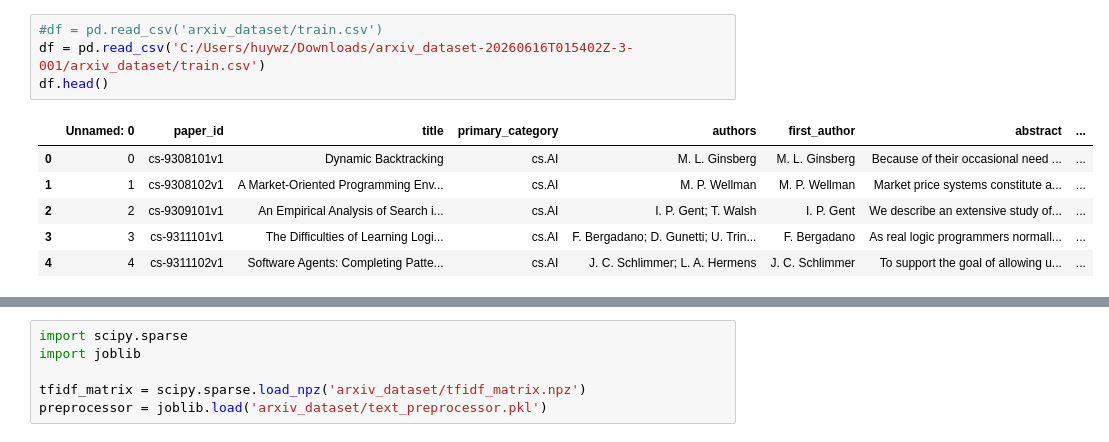
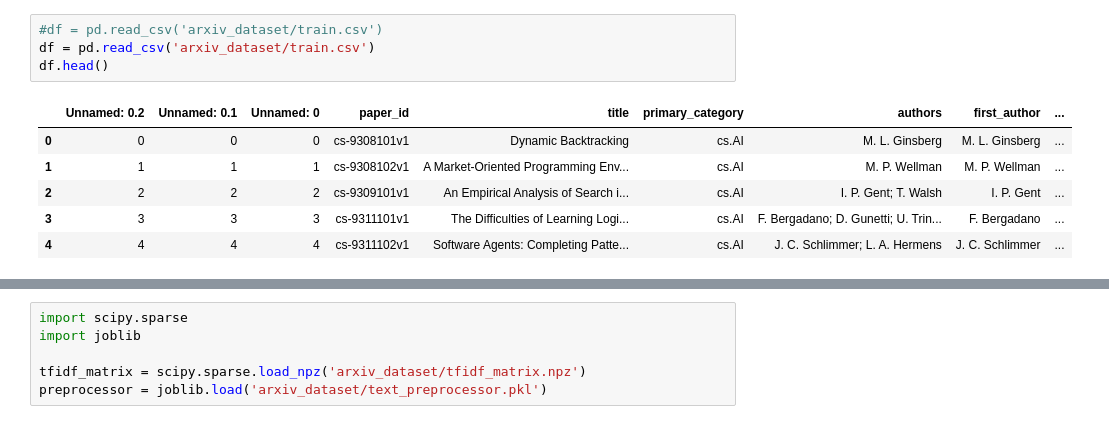
Before and after one commit to dduhC/ML-Project, a Jupyter notebook: LTR.ipynb, the cells around one changed output, grey strips where cells are left out. Cells and saved outputs as stored; diff of their text form.

```diff
--- a/LTR.ipynb
+++ b/LTR.ipynb
@@ -22,13 +6,13 @@ from preprocess import TextPreprocessor, create_data_input
 # %%
 #df = pd.read_csv('arxiv_dataset/train.csv')
-df = pd.read_csv('C:/Users/huywz/Downloads/arxiv_dataset-20260616T015402Z-3-001/arxiv_dataset/train.csv')
+df = pd.read_csv('arxiv_dataset/train.csv')
 df.head()
 # %% [output]
-|  | Unnamed: 0 | paper_id | title | primary_category | authors | first_author | abstract | ... |
-| 0 | 0 | cs-9308101v1 | Dynamic Backtracking | cs.AI | M. L. Ginsberg | M. L. Ginsberg | Because of their occasional need ... | ... |
-| 1 | 1 | cs-9308102v1 | A Market-Oriented Programming Env... | cs.AI | M. P. Wellman | M. P. Wellman | Market price systems constitute a... | ... |
-| 2 | 2 | cs-9309101v1 | An Empirical Analysis of Search i... | cs.AI | I. P. Gent; T. Walsh | I. P. Gent | We describe an extensive study of... | ... |
-| 3 | 3 | cs-9311101v1 | The Difficulties of Learning Logi... | cs.AI | F. Bergadano; D. Gunetti; U. Trin... | F. Bergadano | As real logic programmers normall... | ... |
-| 4 | 4 | cs-9311102v1 | Software Agents: Completing Patte... | cs.AI | J. C. Schlimmer; L. A. Hermens | J. C. Schlimmer | To support the goal of allowing u... | ... |
+|  | Unnamed: 0.2 | Unnamed: 0.1 | Unnamed: 0 | paper_id | title | primary_category | authors | first_author | ... |
+| 0 | 0 | 0 | 0 | cs-9308101v1 | Dynamic Backtracking | cs.AI | M. L. Ginsberg | M. L. Ginsberg | ... |
+| 1 | 1 | 1 | 1 | cs-9308102v1 | A Market-Oriented Programming Env... | cs.AI | M. P. Wellman | M. P. Wellman | ... |
+| 2 | 2 | 2 | 2 | cs-9309101v1 | An Empirical Analysis of Search i... | cs.AI | I. P. Gent; T. Walsh | I. P. Gent | ... |
+| 3 | 3 | 3 | 3 | cs-9311101v1 | The Difficulties of Learning Logi... | cs.AI | F. Bergadano; D. Gunetti; U. Trin... | F. Bergadano | ... |
+| 4 | 4 | 4 | 4 | cs-9311102v1 | Software Agents: Completing Patte... | cs.AI | J. C. Schlimmer; L. A. Hermens | J. C. Schlimmer | ... |
 # %%
 sbert_embeddings = np.load('arxiv_dataset/SBERTEmbeddings_final.npy')
```
Also changed, not shown: parts of 7 cells of this notebook.
